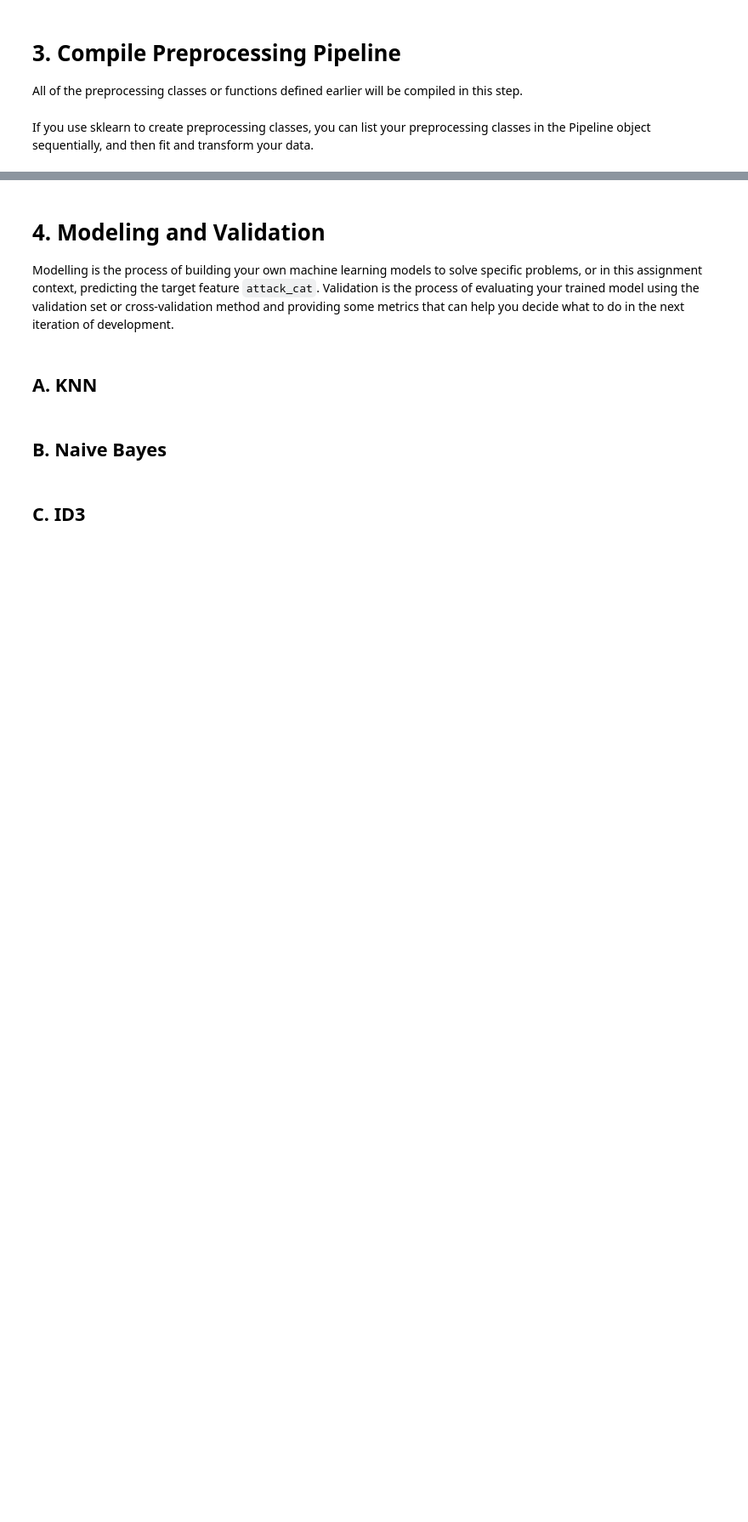
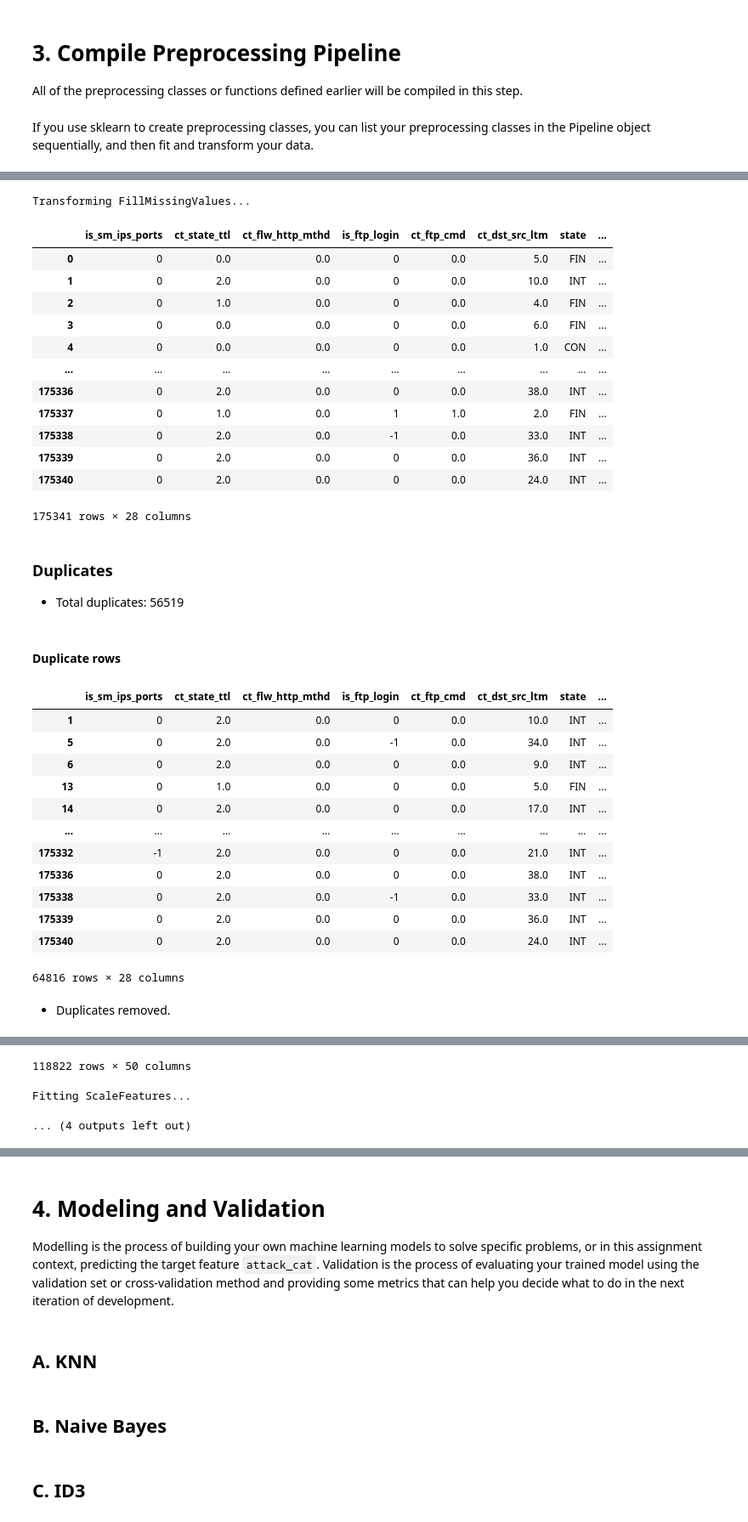
Before and after one commit to dhiabziz/Tubes2AI, a Jupyter notebook: src/main.ipynb, the cells around one changed output, grey strips where cells are left out. Shown at 85% size. Cells and saved outputs as stored; diff of their text form; code cells hidden in the pictures; blank space fills up the shorter version.

```diff
--- a/src/main.ipynb
+++ b/src/main.ipynb
@@ -643,6 +960,7 @@ class ScaleFeatures(BaseEstimator, TransformerMixin):
 
     def fit(self, X, y=None):
         print("\nFitting ScaleFeatures...")
+        display(X)
         if self.method not in ['minmax', 'standardization', 'robust', 'log']:
             raise ValueError("Invalid method. Choose from 'minmax', 'standardization', 'robust', 'log'.")
 
@@ -805,6 +1125,8 @@ class EncodeFeatures(BaseEstimator, TransformerMixin):
 
         # display(X_transformed)
         feature_names = X_transformed.columns.tolist()
+
+
         X = X_transformed
         print("Sesudah diencode")
         # display(X)
@@ -828,6 +1150,20 @@ class EncodeFeatures(BaseEstimator, TransformerMixin):
         X_decoded = pd.concat([X_decoded, nominal_decoded_df], axis=1)
 
         return X_decoded
+
+
+class FixOrder():
+    def __init__(self, X_feature):
+        self.X_feature = X_feature
+
+    def fit(self, X, y=None):
+        return self
+
+    def transform(self, X):
+        global counter
+        print("Ini counter, ", counter)
+        X = X[self.X_feature]
+        return X
 # %% [markdown]
 ### III. Handling Imbalanced Dataset
 
@@ -1166,6 +1516,8 @@ class AddMissingFeatures(BaseEstimator, TransformerMixin):
         return self  # No fitting required
 
     def transform(self, X):
+        global counter
+        global X_train_set_transformed_feature
         #hitung jumlah kolom sebelum
         print("Jumlah kolom sebelum:", X.shape[1])
         # buat list of nama nama kolom, lalu print list tersebut
@@ -1184,6 +1536,10 @@ class AddMissingFeatures(BaseEstimator, TransformerMixin):
         #update feature_names
         global feature_names
         feature_names = X.columns.tolist()
+        if counter == 0:
+            print(counter)
+            counter = counter + 1
+            X_train_set_transformed_feature = feature_names
         display(X)
 
         # Terakhir, samain urutan kolom fitur dengan feature names
@@ -1194,5 +1568,7 @@ print(y_train)
 # %%
 from sklearn.preprocessing import FunctionTransformer
+from sklearn.decomposition import PCA
+
 # list of binary features
 binary_features = ['is_sm_ips_ports', 'is_ftp_login']
 
@@ -1215,36 +1591,74 @@ pipe = Pipeline(steps=[
 
     ("remove_duplicates", FunctionTransformer(lambda X: RemoveDuplicates().transform(X))),
 
     ("transform_outliers", FunctionTransformer(lambda X: TransformOutliers(
         numerical_features=numerical_features).transform(X))),
 
     # Setelah di-encode, jumlah fitur akan meningkat drastis
     ("encode_features", FunctionTransformer(lambda X: EncodeFeatures(
         binary_features=binary_features,
         nominal_features=['state', 'service']).transform(X))),
 
     # Memperbaiki fitur yang hilang dengan menambahkan kolom yang hilang
     ("add_missing_features", FunctionTransformer(lambda X: AddMissingFeatures(unique_states, unique_services).fit_transform(X))),
 
+    # Memperbaiki urutan fitur
+    ("fix_order", FunctionTransformer(lambda X: FixOrder(X_feature=X_train_set_transformed_feature).transform(X))),
+
     # Feature scalling
-    ("scale_features", FunctionTransformer(lambda X: ScaleFeatures(method="minmax", feature_names=feature_names).fit_transform(X))),
+    ("scale_features", FunctionTransformer(lambda X: ScaleFeatures(method="minmax", feature_names=X_train_set_transformed_feature).fit_transform(X))),
 
-    #Handling imbalanced
-    # ("handling_imbalanced", FunctionTransformer(lambda X: HandlingImbalanced().fit_transform(X))),
+    # Handling imbalanced
+    ("handling_imbalanced", FunctionTransformer(lambda X: HandlingImbalanced().fit_transform(X))),
 
     # # Data Normalization
     # ("normalization_yoe_johnson", PowerTransformer(method="yeo-johnson")),
 
-    # Dimensionality Reduction
-    # ("dimensionality_reduction", FunctionTransformer(lambda X: PCAManual().fit_transform(X))),
+    # #Dimensionality Reduction
+    #  ("dimensionality_reduction", PCA(n_components=2))
     # # TSNE lama beut jir
     # ("tsne", FunctionTransformer(lambda X: TSNEPipeline().fit_transform(X))),
 
     # ("autoencoder", FunctionTransformer(lambda X: AutoencoderPipeline().fit_transform(X))),
 ])
 
 # Applying the Pipeline
 X_train = df_train.drop(columns=['attack_cat'])
-X_train_set_transformed = pipe.fit_transform(X_train)
+pipe_train = Pipeline([
+    step for step in pipe.steps if step[0] != "fix_order"
+])
+X_train_set_transformed = pipe_train.fit_transform(X_train)
 label_encoder = LabelEncoder()
 y_train = label_encoder.fit_transform(y_train)
+# %% [output]
+Transforming FillMissingValues...
+|  | is_sm_ips_ports | ct_state_ttl | ct_flw_http_mthd | is_ftp_login | ct_ftp_cmd | ct_dst_src_ltm | state | ... |
+| 0 | 0 | 0.0 | 0.0 | 0 | 0.0 | 5.0 | FIN | ... |
+| 1 | 0 | 2.0 | 0.0 | 0 | 0.0 | 10.0 | INT | ... |
+| 2 | 0 | 1.0 | 0.0 | 0 | 0.0 | 4.0 | FIN | ... |
+| 3 | 0 | 0.0 | 0.0 | 0 | 0.0 | 6.0 | FIN | ... |
+| 4 | 0 | 0.0 | 0.0 | 0 | 0.0 | 1.0 | CON | ... |
+| ... | ... | ... | ... | ... | ... | ... | ... | ... |
+| 175336 | 0 | 2.0 | 0.0 | 0 | 0.0 | 38.0 | INT | ... |
+| 175337 | 0 | 1.0 | 0.0 | 1 | 1.0 | 2.0 | FIN | ... |
+| 175338 | 0 | 2.0 | 0.0 | -1 | 0.0 | 33.0 | INT | ... |
+| 175339 | 0 | 2.0 | 0.0 | 0 | 0.0 | 36.0 | INT | ... |
+| 175340 | 0 | 2.0 | 0.0 | 0 | 0.0 | 24.0 | INT | ... |
+175341 rows × 28 columns
+### Duplicates
+* Total duplicates: 56519
+#### Duplicate rows
+|  | is_sm_ips_ports | ct_state_ttl | ct_flw_http_mthd | is_ftp_login | ct_ftp_cmd | ct_dst_src_ltm | state | ... |
+| 1 | 0 | 2.0 | 0.0 | 0 | 0.0 | 10.0 | INT | ... |
+| 5 | 0 | 2.0 | 0.0 | -1 | 0.0 | 34.0 | INT | ... |
+| 6 | 0 | 2.0 | 0.0 | 0 | 0.0 | 9.0 | INT | ... |
+| 13 | 0 | 1.0 | 0.0 | 0 | 0.0 | 5.0 | FIN | ... |
+| 14 | 0 | 2.0 | 0.0 | 0 | 0.0 | 17.0 | INT | ... |
+| ... | ... | ... | ... | ... | ... | ... | ... | ... |
+| 175332 | -1 | 2.0 | 0.0 | 0 | 0.0 | 21.0 | INT | ... |
+| 175336 | 0 | 2.0 | 0.0 | 0 | 0.0 | 38.0 | INT | ... |
+| 175338 | 0 | 2.0 | 0.0 | -1 | 0.0 | 33.0 | INT | ... |
+| 175339 | 0 | 2.0 | 0.0 | 0 | 0.0 | 36.0 | INT | ... |
+| 175340 | 0 | 2.0 | 0.0 | 0 | 0.0 | 24.0 | INT | ... |
+64816 rows × 28 columns
+* Duplicates removed.
@@ -1251 +1694,4 @@ y_train = label_encoder.fit_transform(y_train)
+118822 rows × 50 columns
+Fitting ScaleFeatures...
+... (4 outputs left out)
 # %%
```
Also changed, not shown: parts of 22 cells of this notebook.
